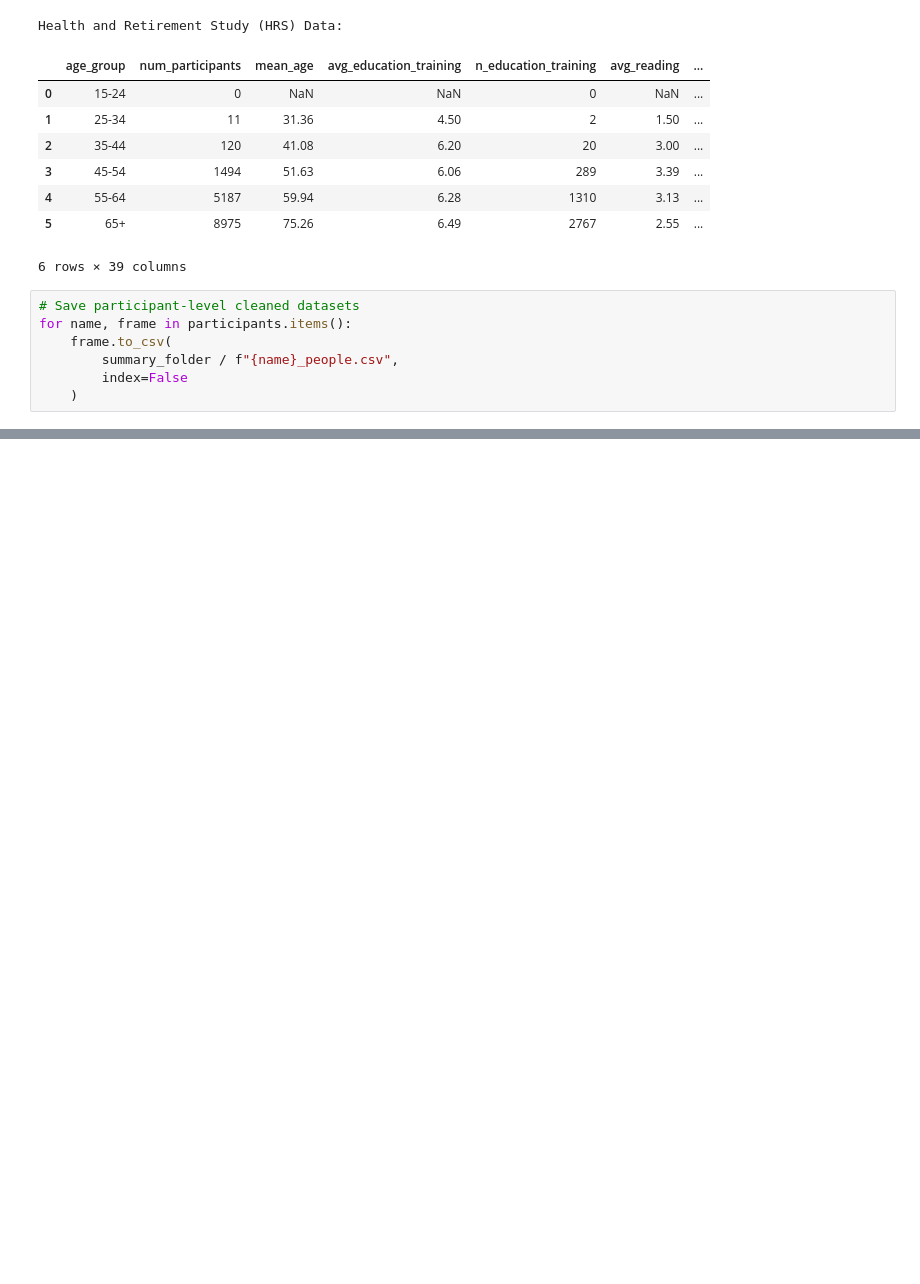
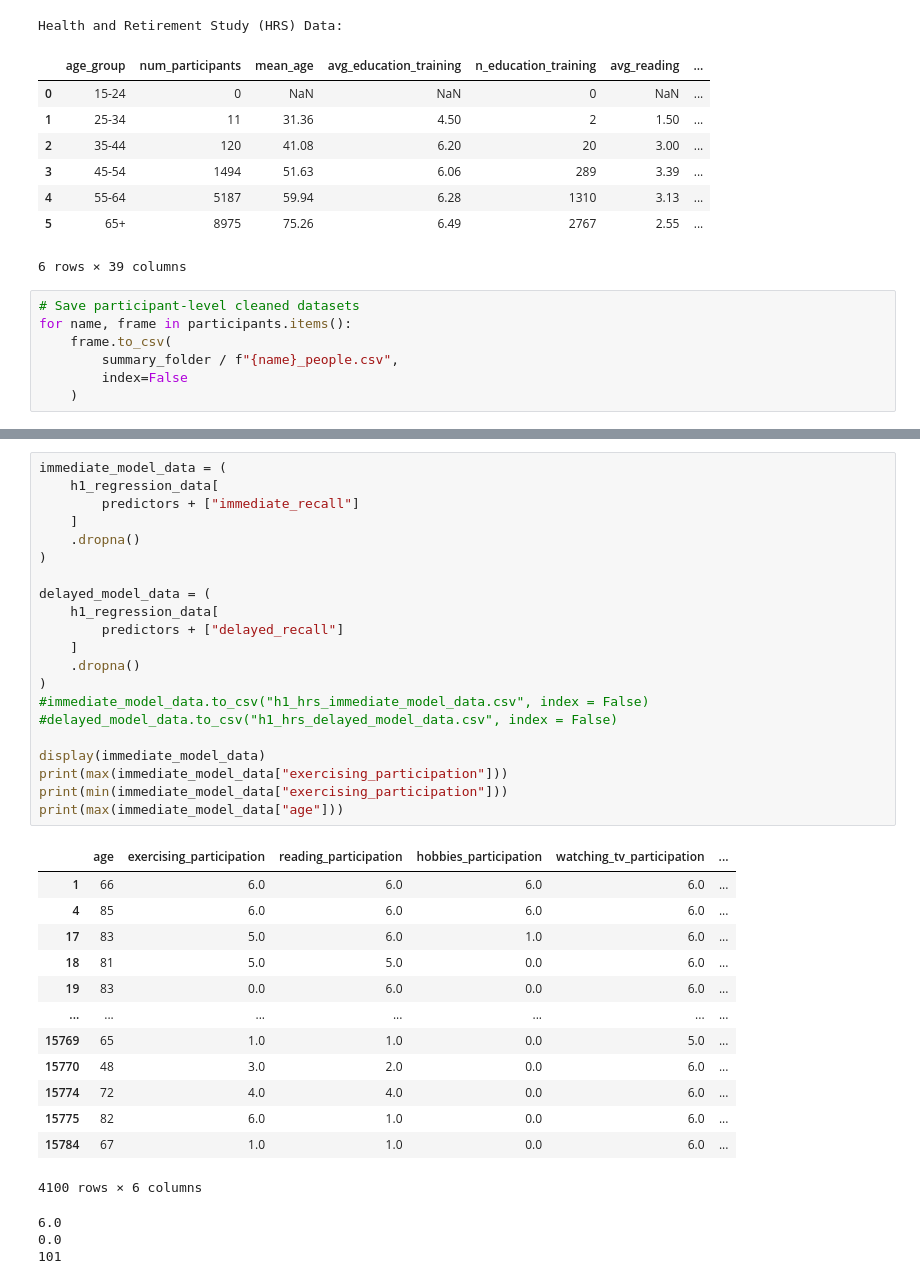
Before and after one commit to rem388/DataSciProject, a Jupyter notebook: dataCleaning.ipynb, the cells around one changed output, grey strips where cells are left out. Saved outputs shown, nothing was run; the diff lists cells and outputs as text; blank space fills up the shorter version.

```diff
--- a/dataCleaning.ipynb
+++ b/dataCleaning.ipynb
@@ -606,0 +655,38 @@ for name, frame in participants.items():
+# %%
+immediate_model_data = (
+    h1_regression_data[
+        predictors + ["immediate_recall"]
+    ]
+    .dropna()
+)
+
+delayed_model_data = (
+    h1_regression_data[
+        predictors + ["delayed_recall"]
+    ]
+    .dropna()
+)
+#immediate_model_data.to_csv("h1_hrs_immediate_model_data.csv", index = False)
+#delayed_model_data.to_csv("h1_hrs_delayed_model_data.csv", index = False)
+
+display(immediate_model_data)
+print(max(immediate_model_data["exercising_participation"]))
+print(min(immediate_model_data["exercising_participation"]))
+print(max(immediate_model_data["age"]))
+# %% [output]
+|  | age | exercising_participation | reading_participation | hobbies_participation | watching_tv_participation | ... |
+| 1 | 66 | 6.0 | 6.0 | 6.0 | 6.0 | ... |
+| 4 | 85 | 6.0 | 6.0 | 6.0 | 6.0 | ... |
+| 17 | 83 | 5.0 | 6.0 | 1.0 | 6.0 | ... |
+| 18 | 81 | 5.0 | 5.0 | 0.0 | 6.0 | ... |
+| 19 | 83 | 0.0 | 6.0 | 0.0 | 6.0 | ... |
+| ... | ... | ... | ... | ... | ... | ... |
+| 15769 | 65 | 1.0 | 1.0 | 0.0 | 5.0 | ... |
+| 15770 | 48 | 3.0 | 2.0 | 0.0 | 6.0 | ... |
+| 15774 | 72 | 4.0 | 4.0 | 0.0 | 6.0 | ... |
+| 15775 | 82 | 6.0 | 1.0 | 0.0 | 6.0 | ... |
+| 15784 | 67 | 1.0 | 1.0 | 0.0 | 6.0 | ... |
+4100 rows × 6 columns
+6.0
+0.0
+101
```
Also changed, not shown: parts of 2 cells of this notebook, 5 other files.
